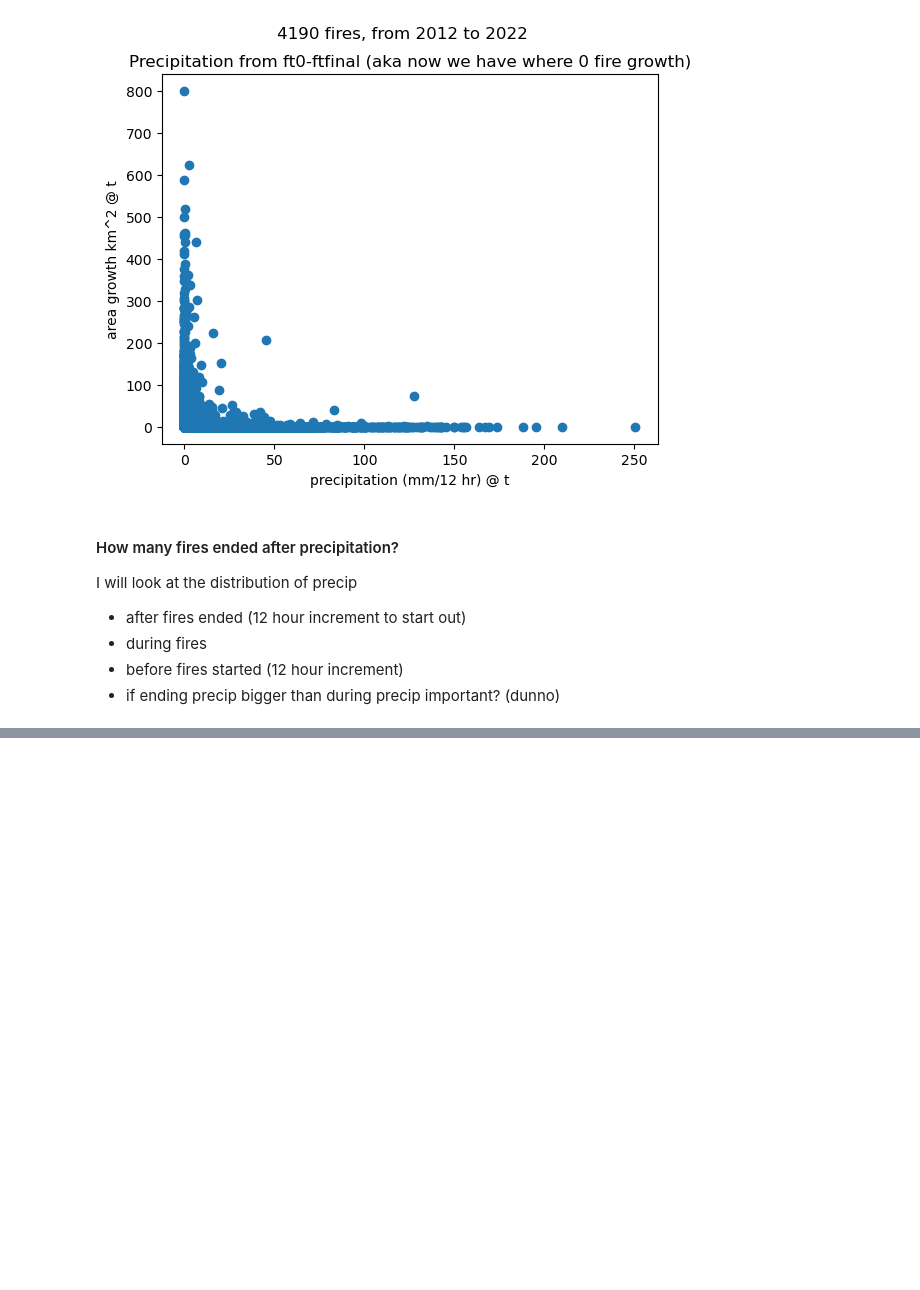
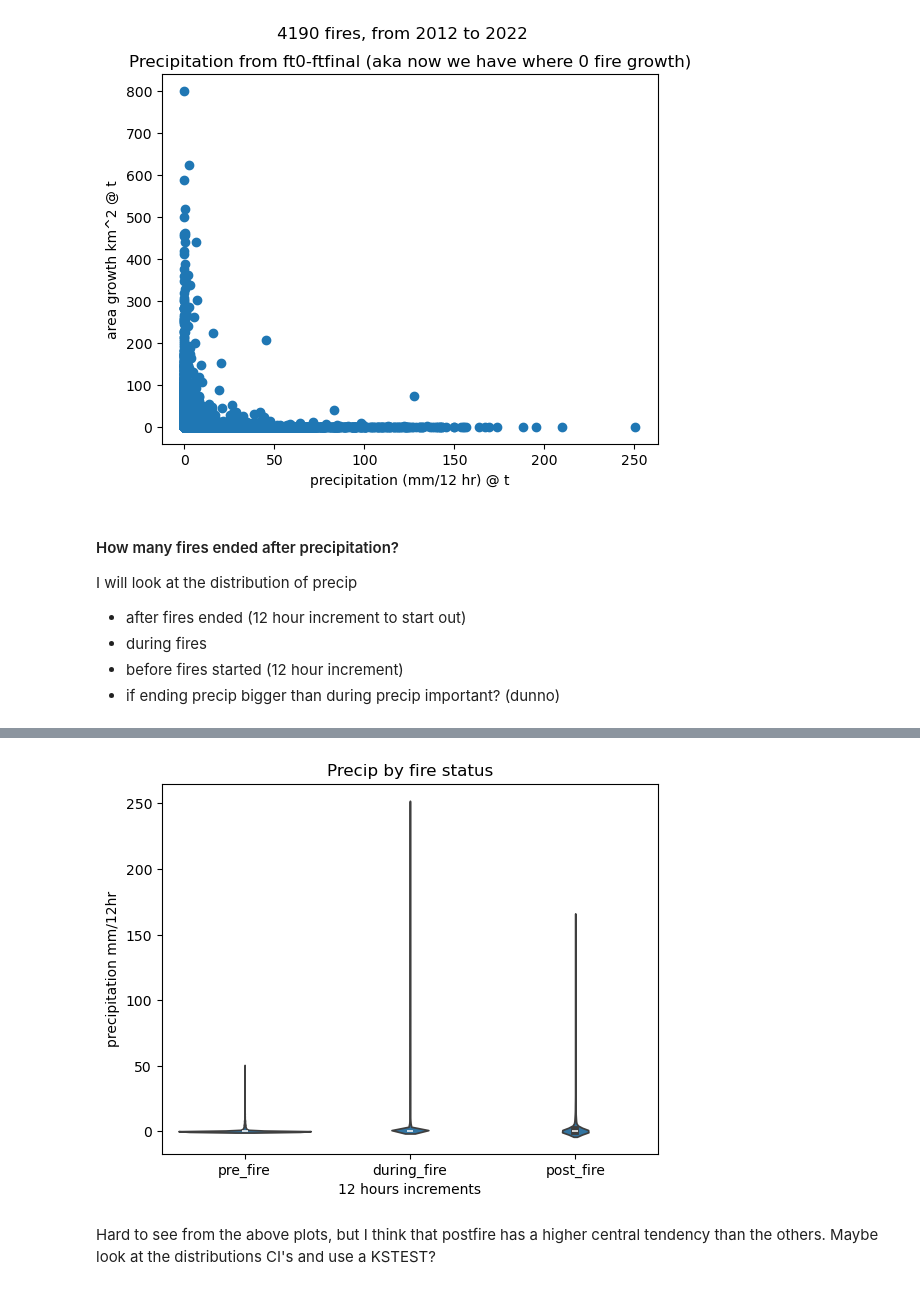
Before and after one commit to mccabete/precip, a Jupyter notebook: precip_stopping_hh.ipynb, the cells around one changed output, grey strips where cells are left out. Drawn from its saved outputs; the diff is of its cells as text; code cells hidden in the pictures; blank space fills up the shorter version.

```diff
--- a/precip_stopping_hh.ipynb
+++ b/precip_stopping_hh.ipynb
@@ -116,0 +136,11 @@ fires
+# %%
+sns.violinplot(data=fires[["fr_active_status", "precipitation"]].dropna(), x = "fr_active_status" , y="precipitation")
+
+plt.title("Precip by fire status")
+plt.xlabel("12 hours increments")
+plt.ylabel("precipitation mm/12hr")
+plt.show()
+# %% [output]
+[figure, added]
+# %% [markdown]
+Hard to see from the above plots, but I think that postfire has a higher central tendency than the others. Maybe look at the distributions CI's and use a KSTEST?
```
Also changed, not shown: parts of 12 cells of this notebook.
